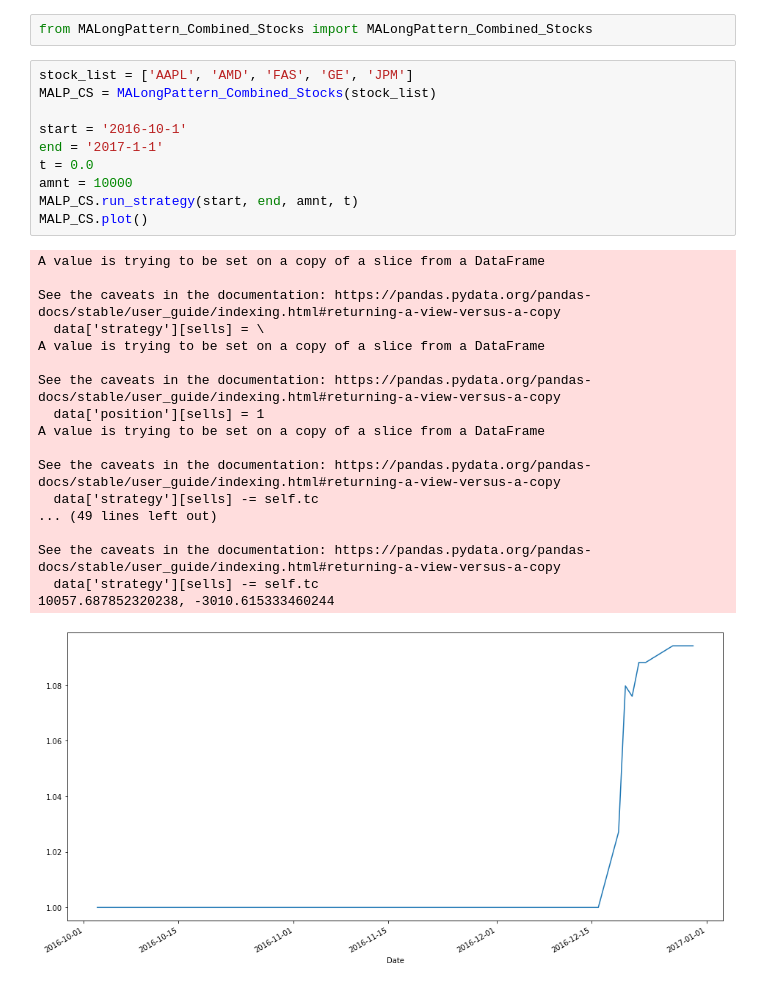
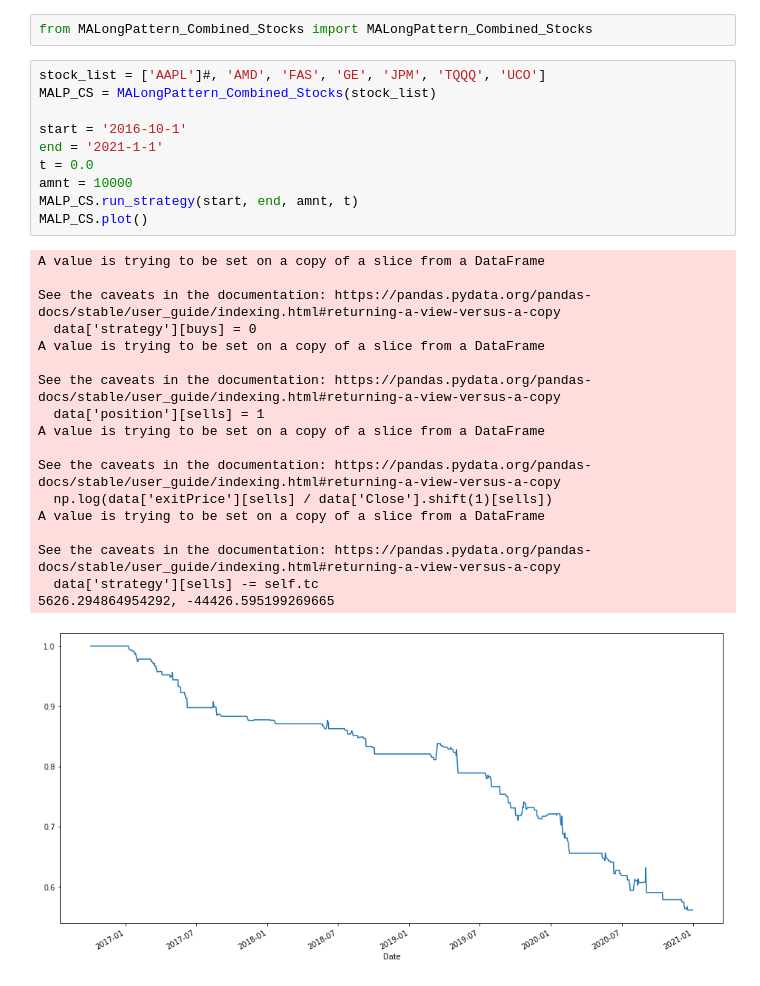
Before and after one commit to lishuangbei/LearnQuant, a Jupyter notebook: test.ipynb, the cells around one changed output. Saved outputs shown, nothing was run; the diff lists cells and outputs as text.

```diff
--- a/test.ipynb
+++ b/test.ipynb
@@ -1,34 +1,34 @@
 # %%
 from MALongPattern_Combined_Stocks import MALongPattern_Combined_Stocks
 # %%
-stock_list = ['AAPL', 'AMD', 'FAS', 'GE', 'JPM']
+stock_list = ['AAPL']#, 'AMD', 'FAS', 'GE', 'JPM', 'TQQQ', 'UCO']
 MALP_CS = MALongPattern_Combined_Stocks(stock_list)
 
 start = '2016-10-1'
-end = '2017-1-1'
+end = '2021-1-1'
 t = 0.0
 amnt = 10000
 MALP_CS.run_strategy(start, end, amnt, t)
 MALP_CS.plot()
 # %% [output]
 A value is trying to be set on a copy of a slice from a DataFrame
 
 See the caveats in the documentation: https://pandas.pydata.org/pandas-docs/stable/user_guide/indexing.html#returning-a-view-versus-a-copy
-  data['strategy'][sells] = \
+  data['strategy'][buys] = 0
 A value is trying to be set on a copy of a slice from a DataFrame
 
 See the caveats in the documentation: https://pandas.pydata.org/pandas-docs/stable/user_guide/indexing.html#returning-a-view-versus-a-copy
   data['position'][sells] = 1
 A value is trying to be set on a copy of a slice from a DataFrame
 
 See the caveats in the documentation: https://pandas.pydata.org/pandas-docs/stable/user_guide/indexing.html#returning-a-view-versus-a-copy
-  data['strategy'][sells] -= self.tc
-... (49 lines left out)
+  np.log(data['exitPrice'][sells] / data['Close'].shift(1)[sells])
+A value is trying to be set on a copy of a slice from a DataFrame
 
 See the caveats in the documentation: https://pandas.pydata.org/pandas-docs/stable/user_guide/indexing.html#returning-a-view-versus-a-copy
   data['strategy'][sells] -= self.tc
-10057.687852320238, -3010.615333460244
+5626.294864954292, -44426.595199269665
-[figure, old version]
+[figure, new version]
 # %%
 df = MALP_CS.results
 print(df[df['ticker'].notna()])
```
Also changed, not shown: parts of 1 cell of this notebook, 2 other files.
